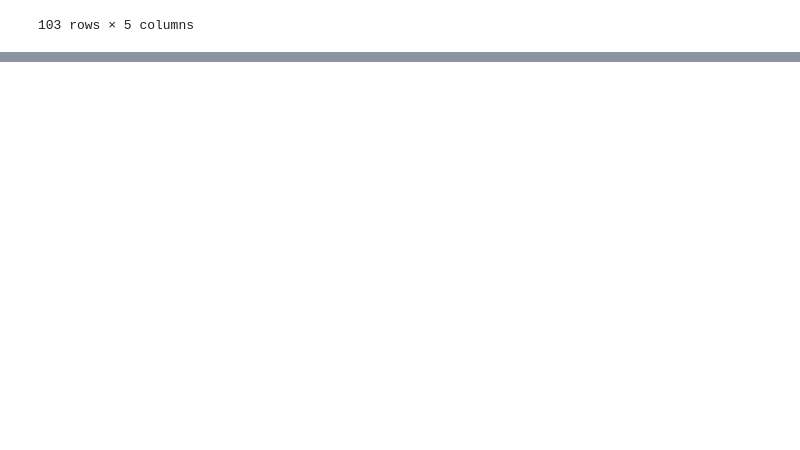
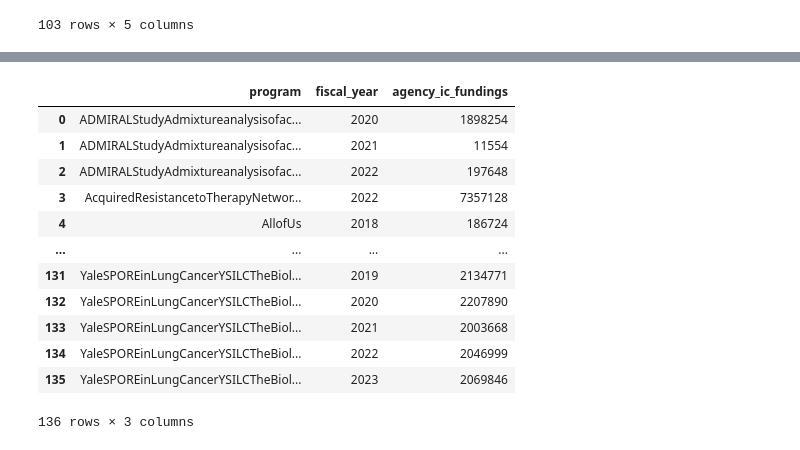
Before and after one commit to CBIIT/INS-Data, a Jupyter notebook: notebooks/03_summary_stats.ipynb, the cells around one changed output, grey strips where cells are left out. Cells and saved outputs as stored; diff of their text form; code cells hidden in the pictures; blank space fills up the shorter version.

```diff
--- a/notebooks/03_summary_stats.ipynb
+++ b/notebooks/03_summary_stats.ipynb
@@ -302,0 +376,17 @@ df_shared.groupby([shared_column, compare_column]).size().reset_index().rename(c
+# %%
+program_fy_funding = df.groupby(['program','fiscal_year'])['agency_ic_fundings'].sum().reset_index()
+program_fy_funding
+# %% [output]
+|  | program | fiscal_year | agency_ic_fundings |
+| 0 | ADMIRALStudyAdmixtureanalysisofac... | 2020 | 1898254 |
+| 1 | ADMIRALStudyAdmixtureanalysisofac... | 2021 | 11554 |
+| 2 | ADMIRALStudyAdmixtureanalysisofac... | 2022 | 197648 |
+| 3 | AcquiredResistancetoTherapyNetwor... | 2022 | 7357128 |
+| 4 | AllofUs | 2018 | 186724 |
+| ... | ... | ... | ... |
+| 131 | YaleSPOREinLungCancerYSILCTheBiol... | 2019 | 2134771 |
+| 132 | YaleSPOREinLungCancerYSILCTheBiol... | 2020 | 2207890 |
+| 133 | YaleSPOREinLungCancerYSILCTheBiol... | 2021 | 2003668 |
+| 134 | YaleSPOREinLungCancerYSILCTheBiol... | 2022 | 2046999 |
+| 135 | YaleSPOREinLungCancerYSILCTheBiol... | 2023 | 2069846 |
+136 rows × 3 columns
```
Also changed, not shown: parts of 12 cells of this notebook.
